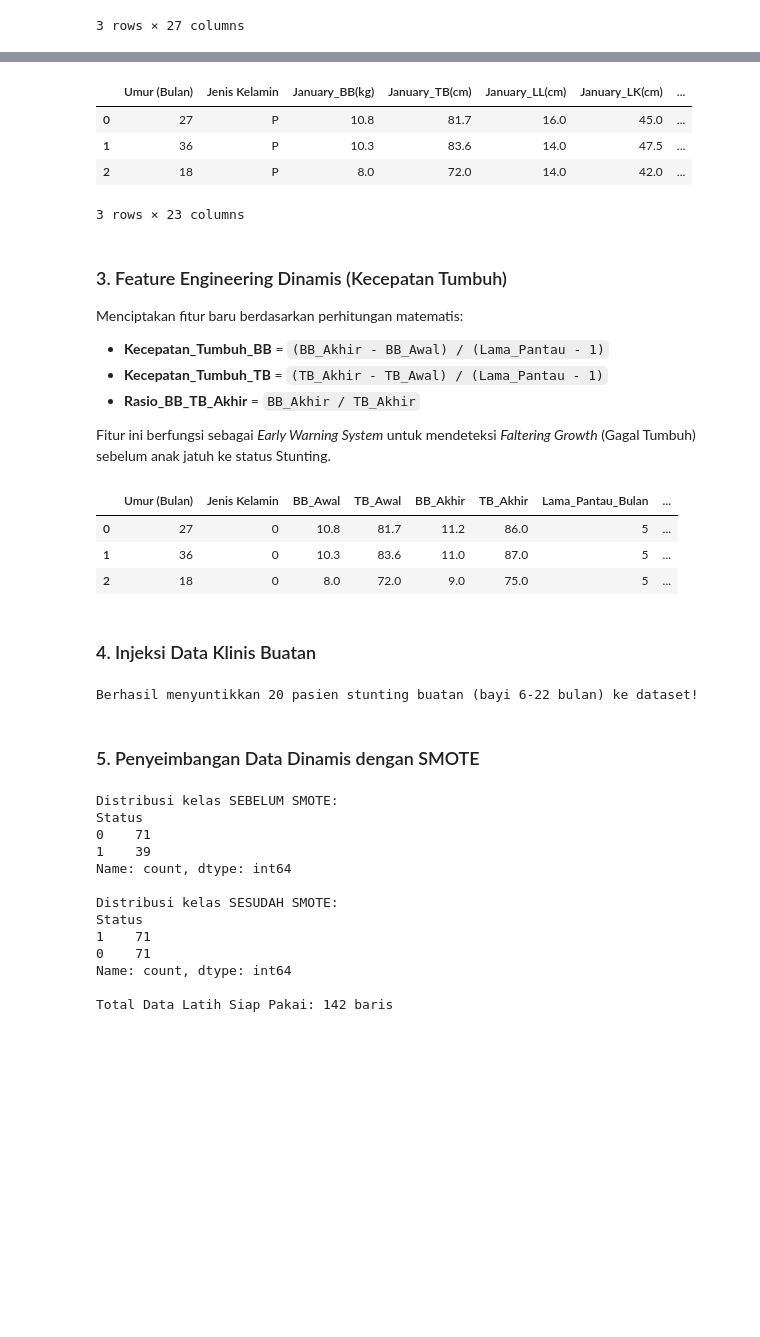
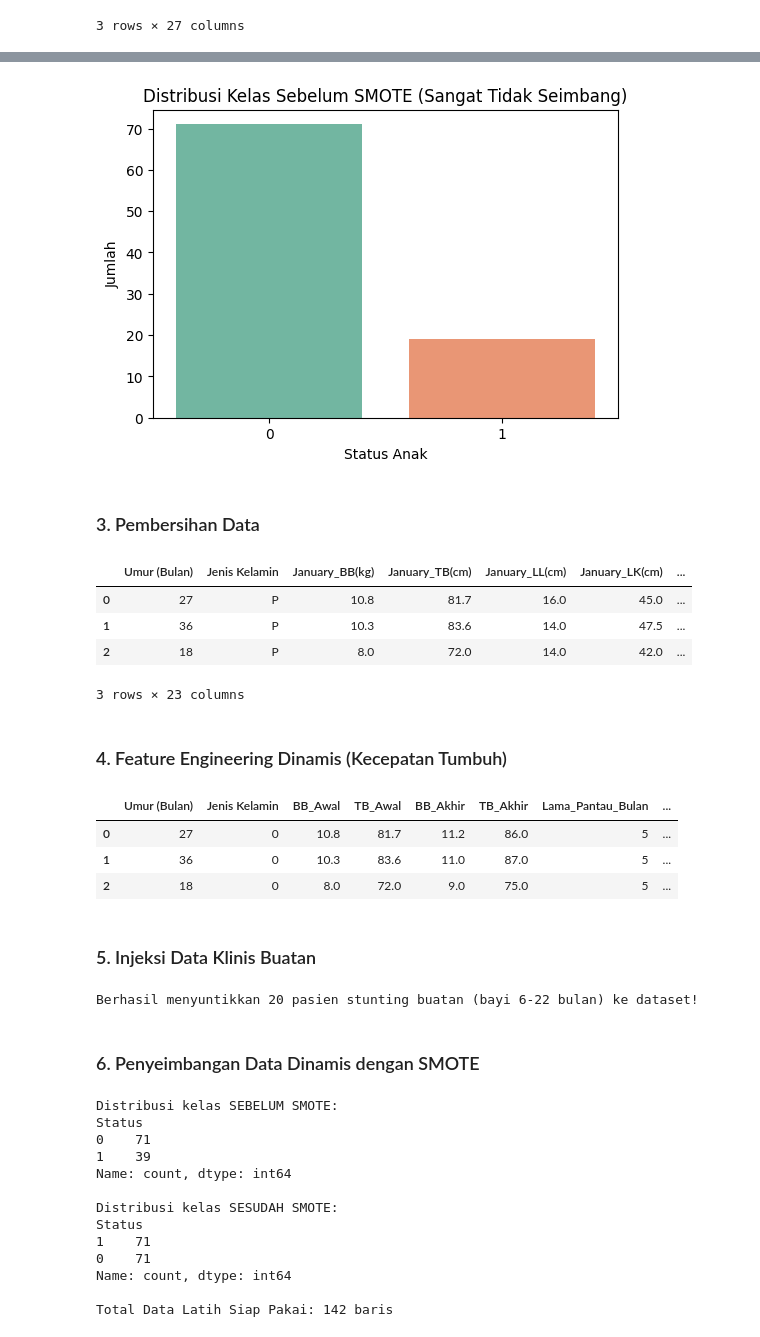
Before and after one commit to MuhammadRizalNurfirdaus/Sistem_Pendukung_Keputusan_Berbasis_Web_Menggunakan_ML_untuk_Prediksi_Risiko_Stunting, a Jupyter notebook: ML/notebooks/generate_dummy_data.ipynb, the cells around one changed output, grey strips where cells are left out. Saved outputs shown, nothing was run; the diff lists cells and outputs as text; code cells hidden in the pictures; blank space fills up the shorter version.

```diff
--- a/ML/notebooks/generate_dummy_data.ipynb
+++ b/ML/notebooks/generate_dummy_data.ipynb
@@ -38,3 +65,15 @@ df.head(3)
+# %%
+# Visualisasi Ketidakseimbangan Kelas (Class Imbalance)
+plt.figure(figsize=(6, 4))
+sns.countplot(data=df, x='NORMAL(0) STUNTING (1)', palette='Set2')
+plt.title('Distribusi Kelas Sebelum SMOTE (Sangat Tidak Seimbang)')
+plt.xlabel('Status Anak')
+plt.ylabel('Jumlah')
+plt.show()
+# %% [output]
+[figure, added]
+# %% [markdown]
+### 3. Pembersihan Data
 # %%
 # Buang kolom identitas pasien
 cols_to_drop = ['No', 'Nama', 'OrangTua', 'Alamat (Dusun)']
@@ -49,14 +88,8 @@ df_bersih.head(3)
 | 1 | 36 | P | 10.3 | 83.6 | 14.0 | 47.5 | ... |
 | 2 | 18 | P | 8.0 | 72.0 | 14.0 | 42.0 | ... |
 3 rows × 23 columns
-# %% [markdown]
-### 3. Feature Engineering Dinamis (Kecepatan Tumbuh)
-Menciptakan fitur baru berdasarkan perhitungan matematis:
-- **Kecepatan_Tumbuh_BB** = `(BB_Akhir - BB_Awal) / (Lama_Pantau - 1)`
-- **Kecepatan_Tumbuh_TB** = `(TB_Akhir - TB_Awal) / (Lama_Pantau - 1)`
-- **Rasio_BB_TB_Akhir** = `BB_Akhir / TB_Akhir`
-
-Fitur ini berfungsi sebagai *Early Warning System* untuk mendeteksi *Faltering Growth* (Gagal Tumbuh) sebelum anak jatuh ke status Stunting.
+# %% [markdown]
+### 4. Feature Engineering Dinamis (Kecepatan Tumbuh)
 # %%
 bb_cols = [c for c in df_bersih.columns if 'BB' in c]
 tb_cols = [c for c in df_bersih.columns if 'TB' in c]
@@ -98,5 +131,5 @@ df_fitur.head(3)
 | 1 | 36 | 0 | 10.3 | 83.6 | 11.0 | 87.0 | 5 | ... |
 | 2 | 18 | 0 | 8.0 | 72.0 | 9.0 | 75.0 | 5 | ... |
 # %% [markdown]
-### 4. Injeksi Data Klinis Buatan
+### 5. Injeksi Data Klinis Buatan
 # %%
@@ -132,5 +163,5 @@ print(f"Berhasil menyuntikkan {num_inject} pasien stunting buatan (bayi 6-22 bul
 # %% [output]
 Berhasil menyuntikkan 20 pasien stunting buatan (bayi 6-22 bulan) ke dataset!
 # %% [markdown]
-### 5. Penyeimbangan Data Dinamis dengan SMOTE
+### 6. Penyeimbangan Data Dinamis dengan SMOTE
 # %%
```
Also changed, not shown: parts of 9 cells of this notebook, 5 other files.
